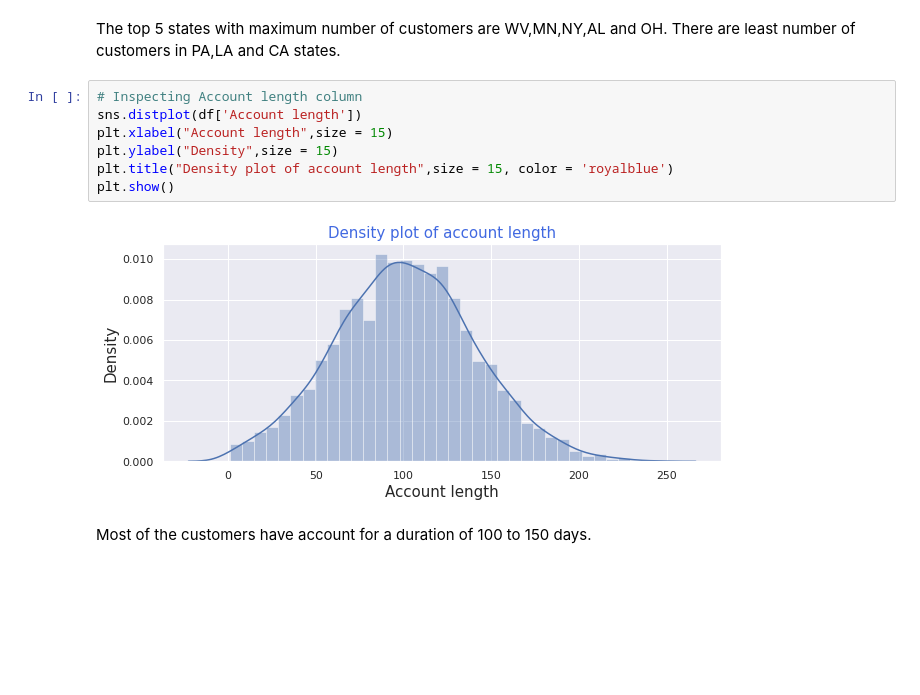
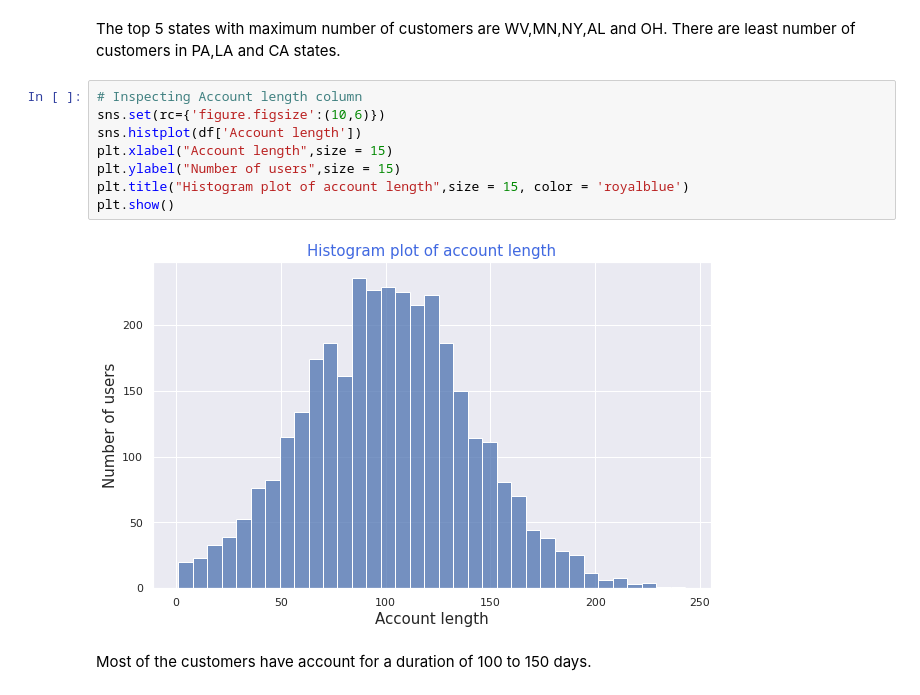
Before and after one commit to OmPrakashGH/Telecom-churn, a Jupyter notebook: Telecom_Churn_Analysis_Capstone_Project.ipynb, the cells around one changed output. Saved outputs shown, nothing was run; the diff lists cells and outputs as text; blank space fills up the shorter version.

```diff
--- a/Telecom_Churn_Analysis_Capstone_Project.ipynb
+++ b/Telecom_Churn_Analysis_Capstone_Project.ipynb
@@ -125,13 +125,14 @@ The top 5 states with maximum number of customers are WV,MN,NY,AL and OH.
 There are least number of customers in PA,LA and CA states.
 # %%
 # Inspecting Account length column
-sns.distplot(df['Account length'])
+sns.set(rc={'figure.figsize':(10,6)})
+sns.histplot(df['Account length'])
 plt.xlabel("Account length",size = 15)
-plt.ylabel("Density",size = 15)
-plt.title("Density plot of account length",size = 15, color = 'royalblue')
+plt.ylabel("Number of users",size = 15)
+plt.title("Histogram plot of account length",size = 15, color = 'royalblue')
 plt.show()
 # %% [output]
-[figure, old version]
+[figure, new version]
 # %% [markdown]
 Most of the customers have account for a duration of 100 to 150 days.
 # %%
```
Also changed, not shown: parts of 25 cells of this notebook.
